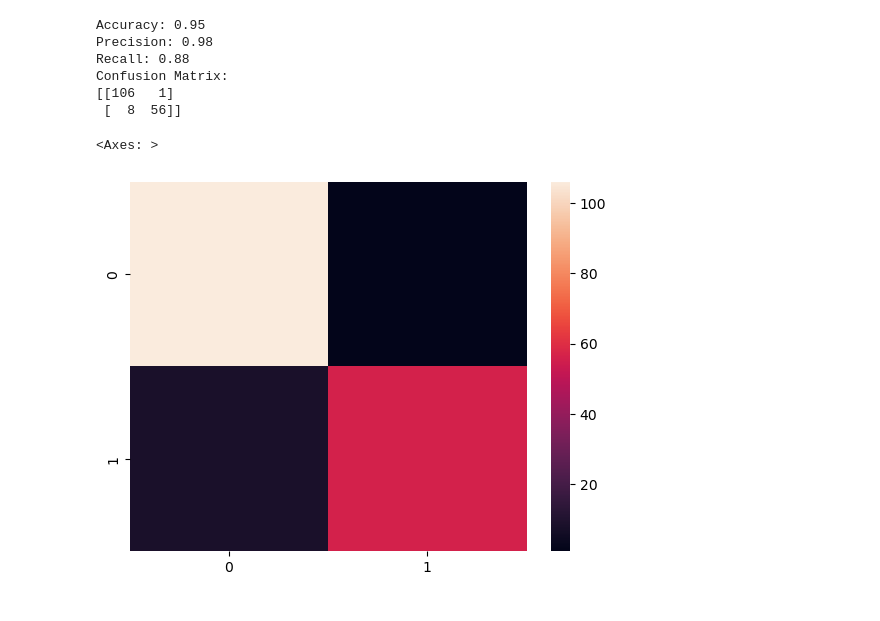
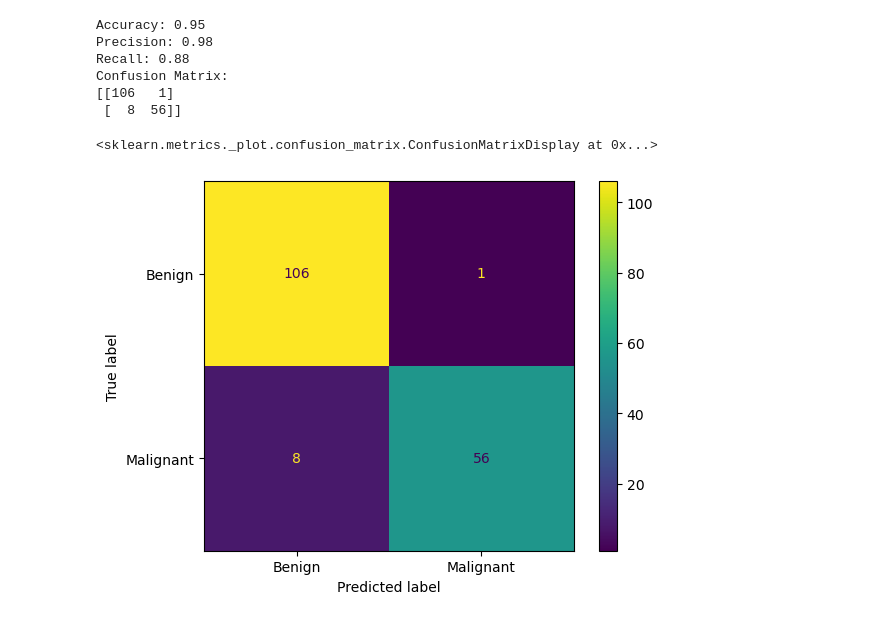
Before and after one commit to ydplondoner/breast-cancer-classification, a Jupyter notebook: ModelNaiveBayes.ipynb, the cells around one changed output. Saved outputs shown, nothing was run; the diff lists cells and outputs as text; code cells hidden in the pictures.

```diff
--- a/ModelNaiveBayes.ipynb
+++ b/ModelNaiveBayes.ipynb
@@ -123,8 +123,10 @@ Confusion Matrix:
 [[106   1]
  [  8  56]]
 # %%
-# plt.figure(figsize = (10,7))
-sns.heatmap(conf_matrix, annot=False)
+from sklearn.metrics import confusion_matrix, ConfusionMatrixDisplay
+
+cmd = ConfusionMatrixDisplay(conf_matrix, display_labels=['Benign','Malignant'])
+cmd.plot()
 # %% [output]
-<Axes: >
+<sklearn.metrics._plot.confusion_matrix.ConfusionMatrixDisplay at 0x...>
-[figure, old version]
+[figure, new version]
```
Also changed, not shown: 14 other files.
